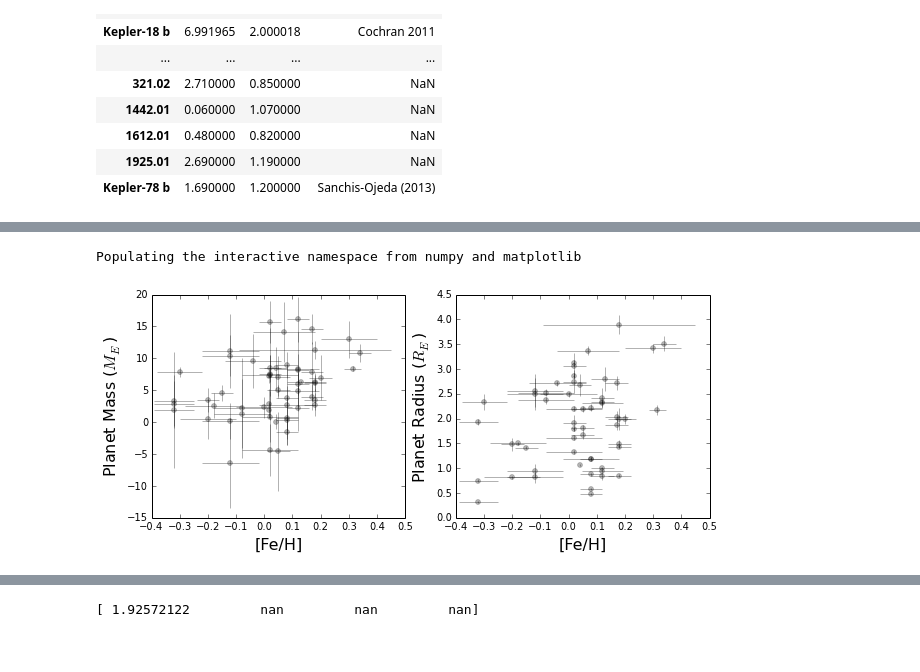
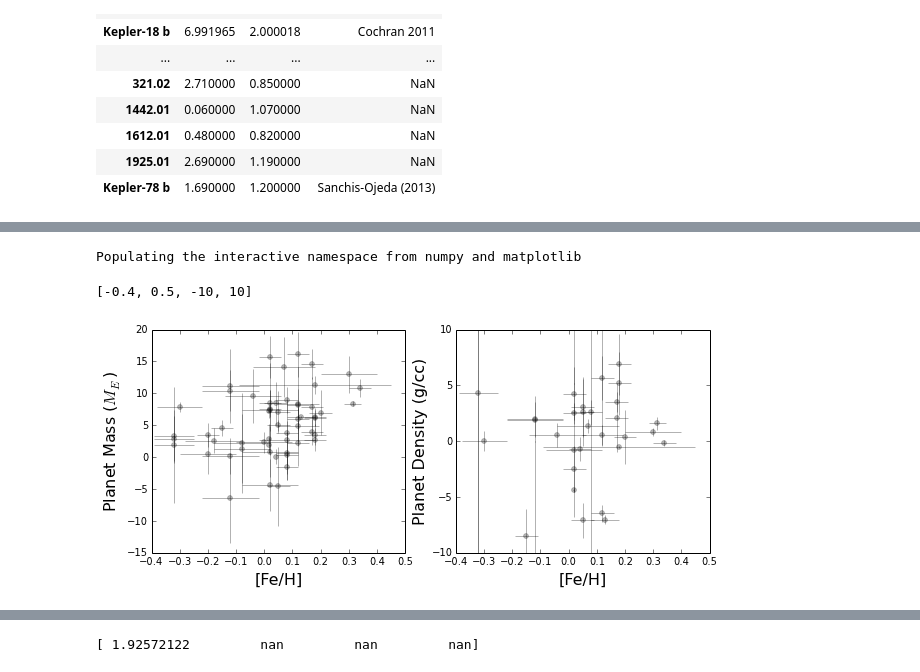
Before and after one commit to sealauren/mrf, a Jupyter notebook: write_exoplanet_table.ipynb, the cells around one changed output, grey strips where cells are left out. Cells and saved outputs as stored; diff of their text form; code cells hidden in the pictures.

Commit message:
Changed weighting scheme, added SS planets.

```diff
--- a/write_exoplanet_table.ipynb
+++ b/write_exoplanet_table.ipynb
@@ -300,27 +387,26 @@ sp.to_pickle('small_exoplanets.pickle')
 # %%
 %pylab inline
 fig = plt.figure(figsize=(10,4))
 ax1 = fig.add_subplot(1,2,1)
 ax2 = fig.add_subplot(1,2,2)
 ax1.errorbar(sp.fe, sp.m, xerr=sp.ufe, yerr=sp.um, fmt='o', markersize=5,
              alpha=0.3, color='k',capsize=0);
 #fig.suptitle('Exoplanets', fontsize=22)
 ax1.set_xlabel('[Fe/H]',fontsize=16)
 ax1.set_ylabel('Planet Mass ($M_E$)',fontsize=16)
 #pyplot.axis([1.0,4.1,-1,30])
 #ax1.legend(loc='lower right');
 #ax2.legend(loc='lower right');
-ax2.errorbar(sp.fe, sp.r, xerr=sp.ufe, yerr=sp.ur, fmt='o', markersize=5,
+ax2.errorbar(sp.fe, d_resid, xerr=sp.ufe, yerr=sp.urho, fmt='o', markersize=5,
              alpha=0.3, color='k',capsize=0);
 #fig.suptitle('Exoplanets', fontsize=22)
 ax2.set_xlabel('[Fe/H]',fontsize=16)
-ax2.set_ylabel('Planet Radius ($R_E$)',fontsize=16)
-#pyplot.axis([1.0,4.1,-1,30])
-#ax1.legend(loc='lower right');
-#ax2.legend(loc='lower right');
+ax2.set_ylabel('Planet Density (g/cc)',fontsize=16)
+pyplot.axis([-0.4,.5,-10,10])
 # %% [output]
 Populating the interactive namespace from numpy and matplotlib
+[-0.4, 0.5, -10, 10]
-[figure, old version]
+[figure, new version]
 # %%
 from scipy.stats.stats import pearsonr
 # %%
```
Also changed, not shown: parts of 19 cells of this notebook, 4 other files.
